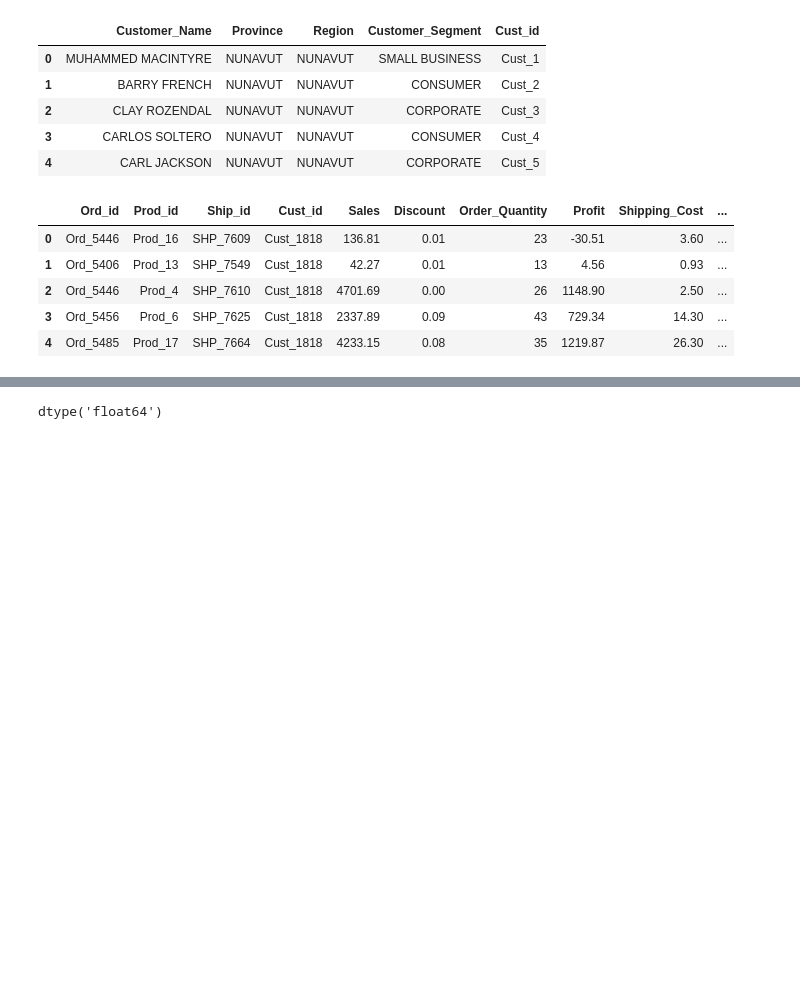
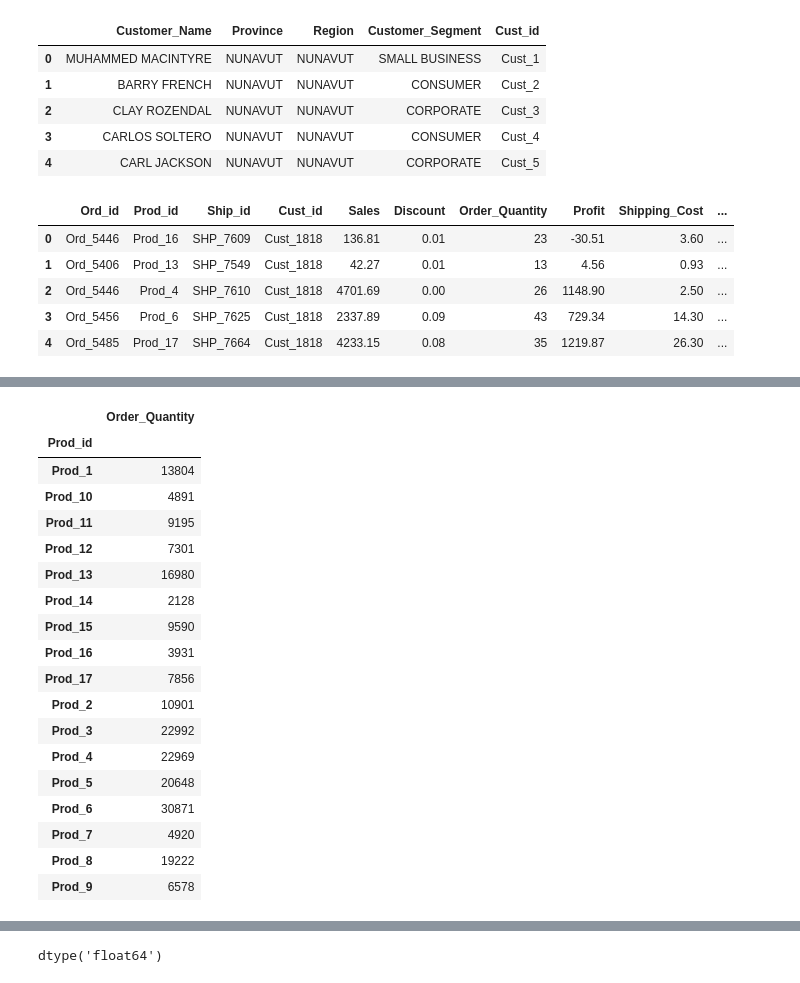
Before and after one commit to Ertugrul-Kurubal/Database-Modelling-And-Design, a Jupyter notebook: Project/E-Commerce/data_analysis.ipynb, the cells around one changed output, grey strips where cells are left out. Drawn from its saved outputs; the diff is of its cells as text; code cells hidden in the pictures; blank space fills up the shorter version.

```diff
--- a/Project/E-Commerce/data_analysis.ipynb
+++ b/Project/E-Commerce/data_analysis.ipynb
@@ -23,0 +40,22 @@ df2.head()
+# %%
+df2.groupby('Prod_id')[["Prod_id","Order_Quantity"]].sum('Order_Quantity')
+# %% [output]
+|  | Order_Quantity |
+| Prod_id |  |
+| Prod_1 | 13804 |
+| Prod_10 | 4891 |
+| Prod_11 | 9195 |
+| Prod_12 | 7301 |
+| Prod_13 | 16980 |
+| Prod_14 | 2128 |
+| Prod_15 | 9590 |
+| Prod_16 | 3931 |
+| Prod_17 | 7856 |
+| Prod_2 | 10901 |
+| Prod_3 | 22992 |
+| Prod_4 | 22969 |
+| Prod_5 | 20648 |
+| Prod_6 | 30871 |
+| Prod_7 | 4920 |
+| Prod_8 | 19222 |
+| Prod_9 | 6578 |
```
Also changed, not shown: parts of 2 cells of this notebook.
